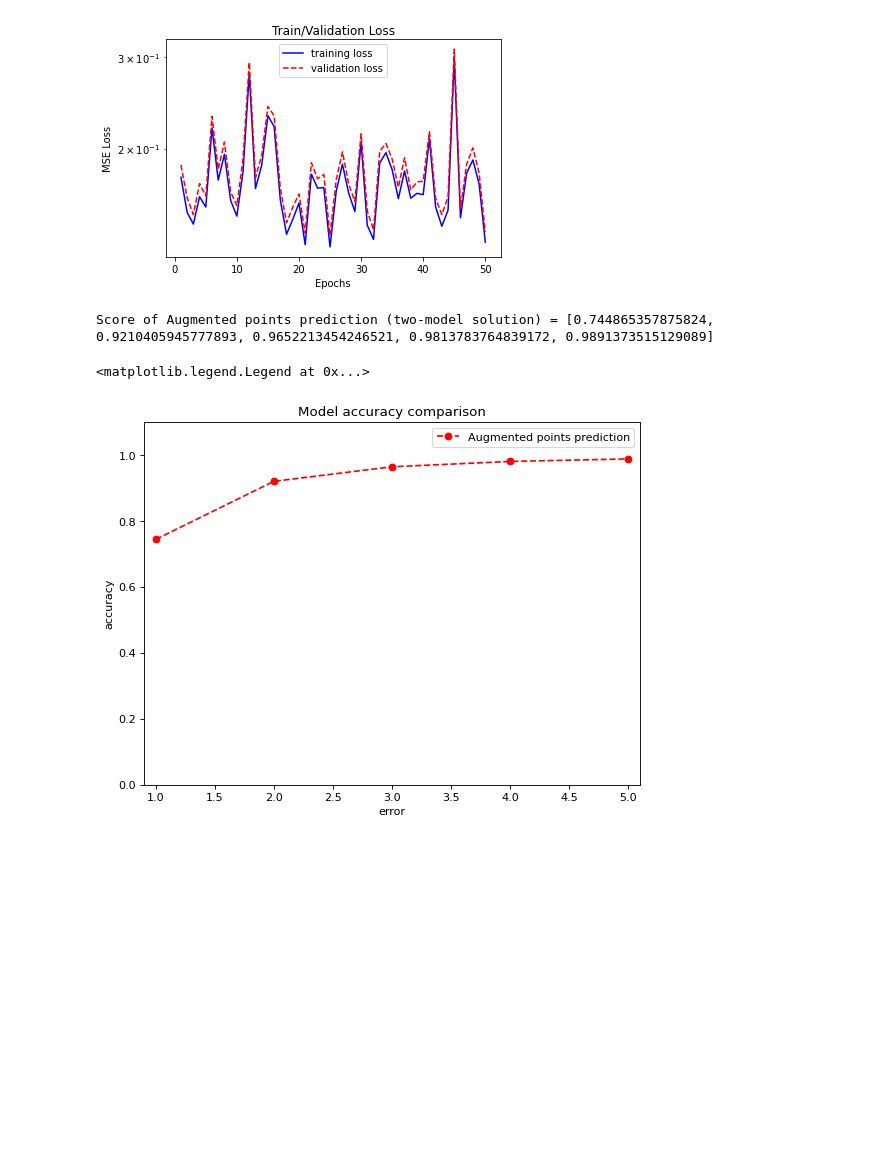
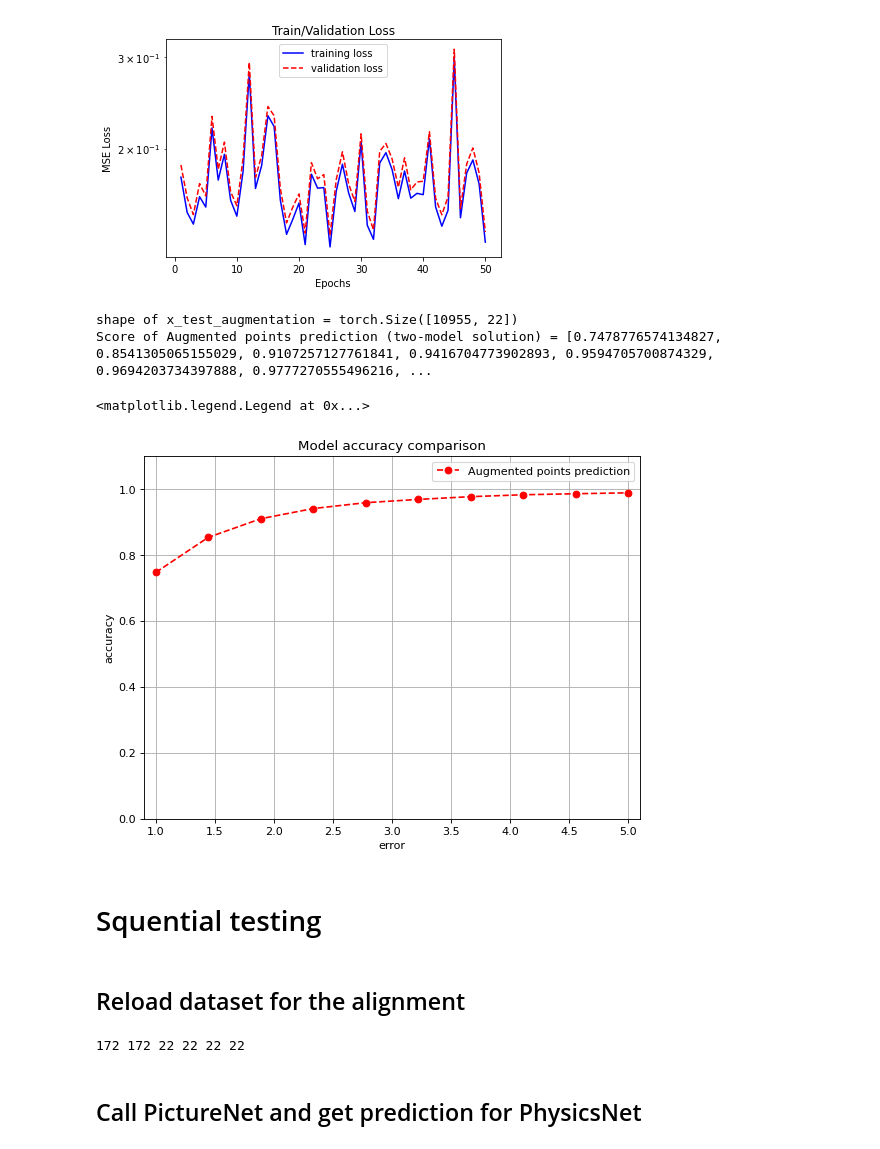
Before and after one commit to ShaoKAi100812/Pendant_Drop_Tensiometry_Prediction, a Jupyter notebook: main_augmentation.ipynb, the cells around one changed output. Drawn from its saved outputs; the diff is of its cells as text; code cells hidden in the pictures; blank space fills up the shorter version.

Commit message:
feat: Test model squentially with bad performance

```diff
--- a/main_augmentation.ipynb
+++ b/main_augmentation.ipynb
@@ -699,33 +694,61 @@ y_test_augmentation = split_augmentation.dataset.y_train[split_augmentation.test
 # %%
 # load models
 PATH_CAL = os.path.join(os.getcwd(), "model_cal_augmentation.pt")
 
 model_physics_trained = torch.load(PATH_CAL, map_location='cpu')
 
+# get all testing data in torch format
+x_test_augmentation = split_augmentation.dataset.x_train[split_augmentation.test_sampler.indices]
+y_test_augmentation = split_augmentation.dataset.y_train[split_augmentation.test_sampler.indices]
+
+print("shape of x_test_augmentation =", x_test_augmentation.shape)
+
 # predict
 pred_test_augmentation = model_physics_trained(x_test_augmentation)
 
 # set error margin to count as accurate
-error_list = torch.linspace(0.01, 0.05, steps=5)
+error_list = torch.linspace(0.01, 0.05, steps=10)
 
 def score_cal(x, y, error):
     diff = ~abs((x-y)/y).gt(error)
     count = diff[:, 0]
     return count.sum()/len(count)
 
 score_list_augmentation = []
-for i in range(5):
+for i in range(len(error_list)):
     score_list_augmentation.append(score_cal(pred_test_augmentation, y_test_augmentation, error_list[i]).item())
 
 print("Score of Augmented points prediction (two-model solution) =", score_list_augmentation)
 plt.figure(figsize=(8, 6), dpi=80)
 plt.plot(error_list*100 , score_list_augmentation, 'or--', label='Augmented points prediction')
 plt.axis([0.9, 5.1, 0, 1.1])
 plt.xlabel('error')
 plt.ylabel('accuracy')
 plt.title('Model accuracy comparison')
+plt.grid()
 plt.legend()
 # %% [output]
-Score of Augmented points prediction (two-model solution) = [0.744865357875824, 0.9210405945777893, 0.9652213454246521, 0.9813783764839172, 0.9891373515129089]
+shape of x_test_augmentation = torch.Size([10955, 22])
+Score of Augmented points prediction (two-model solution) = [0.7478776574134827, 0.8541305065155029, 0.9107257127761841, 0.9416704773902893, 0.9594705700874329, 0.9694203734397888, 0.9777270555496216, ...
 <matplotlib.legend.Legend at 0x...>
-[figure, old version]
+[figure, new version]
+# %% [markdown]
+# Squential testing
+# %% [markdown]
+## Reload dataset for the alignment
+# %%
+# converting the list to numpy array
+train_x_test = np.array(train_img)
+train_y_test = data_image_augmentation.iloc[0:,0:2].values
+
+train_x_test, train_y_test, val_x_test, val_y_test, test_x_test, test_y_test = \
+    split_n_transfer(train_x_test, train_y_test)
+
+train_x_test, train_y_test, val_x_test, val_y_test, test_x_test, test_y_test = \
+    batch_all(train_x_test, train_y_test, val_x_test, val_y_test, test_x_test, test_y_test)
+
+print(len(train_x_test), len(train_y_test), len(val_x_test), len(val_y_test), len(test_x_test), len(test_y_test))
+# %% [output]
+172 172 22 22 22 22
+# %% [markdown]
+## Call PictureNet and get prediction for PhysicsNet
```
Also changed, not shown: parts of 11 cells of this notebook.
